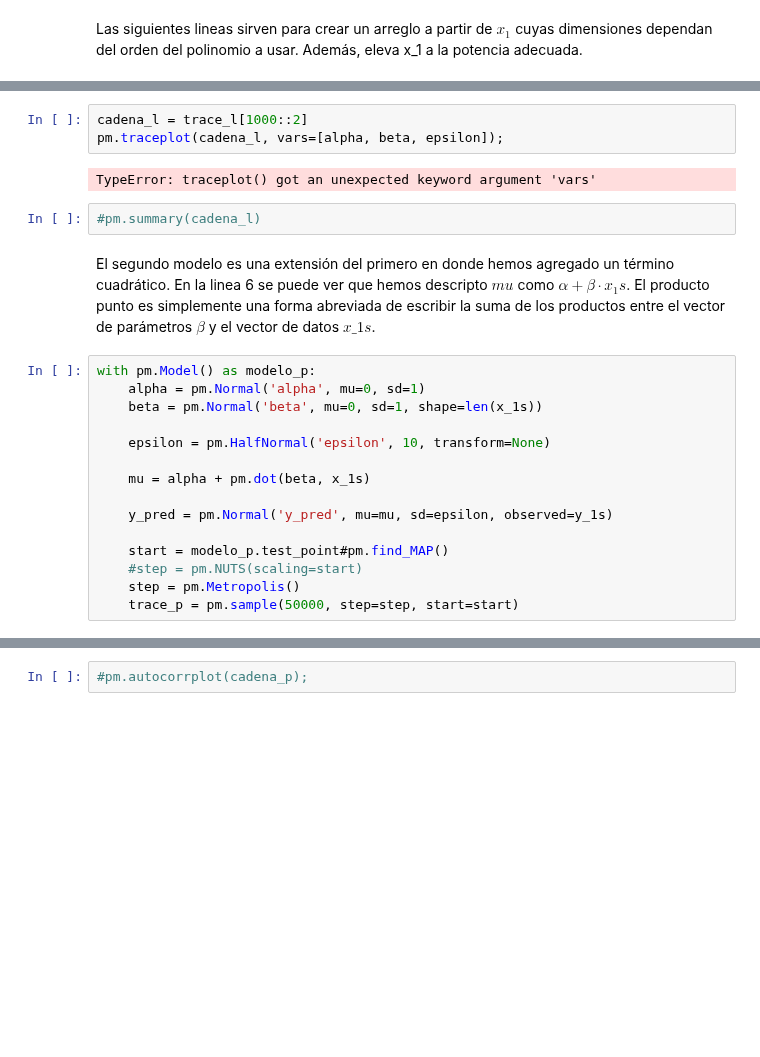
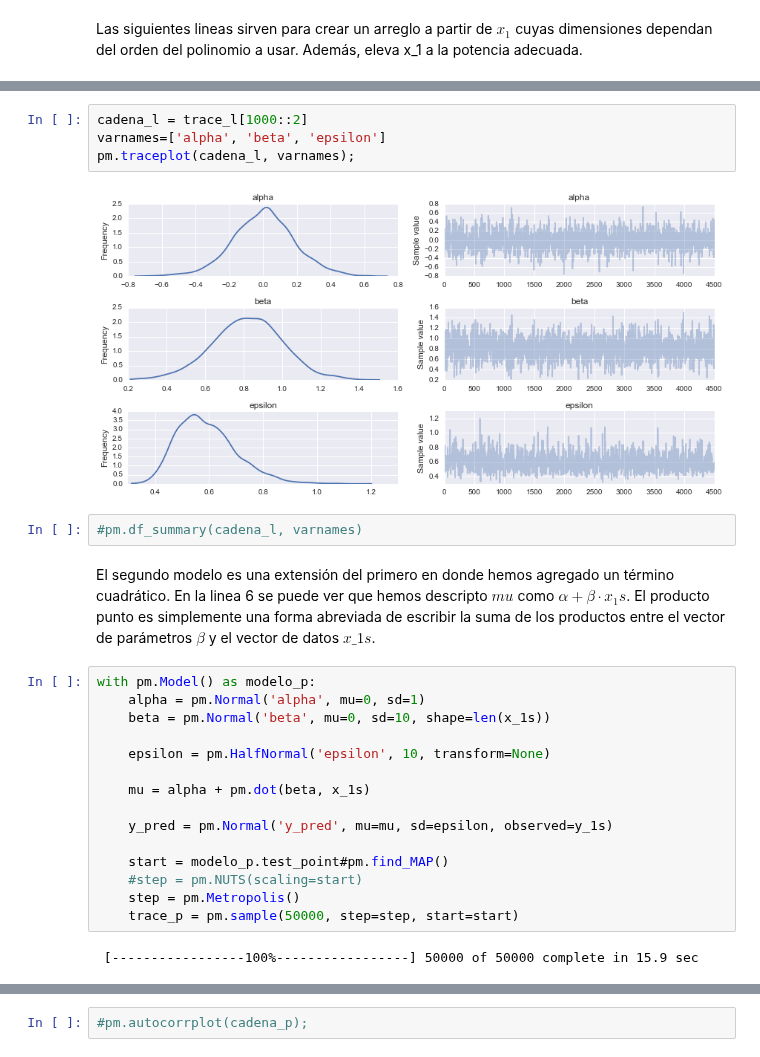
Before and after one commit to jmloyola/EBAD, a Jupyter notebook: 09_Comparación_de_modelos.ipynb, the cells around one changed output, grey strips where cells are left out. Saved outputs shown, nothing was run; the diff lists cells and outputs as text; blank space fills up the shorter version.

```diff
--- a/09_Comparación_de_modelos.ipynb
+++ b/09_Comparación_de_modelos.ipynb
@@ -68,16 +68,17 @@ with pm.Model() as modelo_l:
 # %%
 cadena_l = trace_l[1000::2]
-pm.traceplot(cadena_l, vars=[alpha, beta, epsilon]);
+varnames=['alpha', 'beta', 'epsilon']
+pm.traceplot(cadena_l, varnames);
 # %% [output]
-TypeError: traceplot() got an unexpected keyword argument 'vars'
+[figure, added]
 # %%
-#pm.summary(cadena_l)
+#pm.df_summary(cadena_l, varnames)
 # %% [markdown]
 El segundo modelo es una extensión del primero en donde hemos agregado un término cuadrático. En la linea 6 se puede ver que hemos descripto $mu$ como $\alpha + \beta \cdot x_1s$. El producto punto es simplemente una forma abreviada de escribir la suma de los productos entre el vector de parámetros $\beta$ y el vector de datos $x\_1s$.
 # %%
 with pm.Model() as modelo_p:
     alpha = pm.Normal('alpha', mu=0, sd=1)
-    beta = pm.Normal('beta', mu=0, sd=1, shape=len(x_1s))
+    beta = pm.Normal('beta', mu=0, sd=10, shape=len(x_1s))
 
     epsilon = pm.HalfNormal('epsilon', 10, transform=None)
 
@@ -89,5 +90,7 @@ with pm.Model() as modelo_p:
     #step = pm.NUTS(scaling=start)
     step = pm.Metropolis()
     trace_p = pm.sample(50000, step=step, start=start)
+# %% [output]
+ [-----------------100%-----------------] 50000 of 50000 complete in 15.9 sec
 # %%
 cadena_p = trace_p[40000::2]
```
Also changed, not shown: parts of 33 cells of this notebook, 1 other file.
